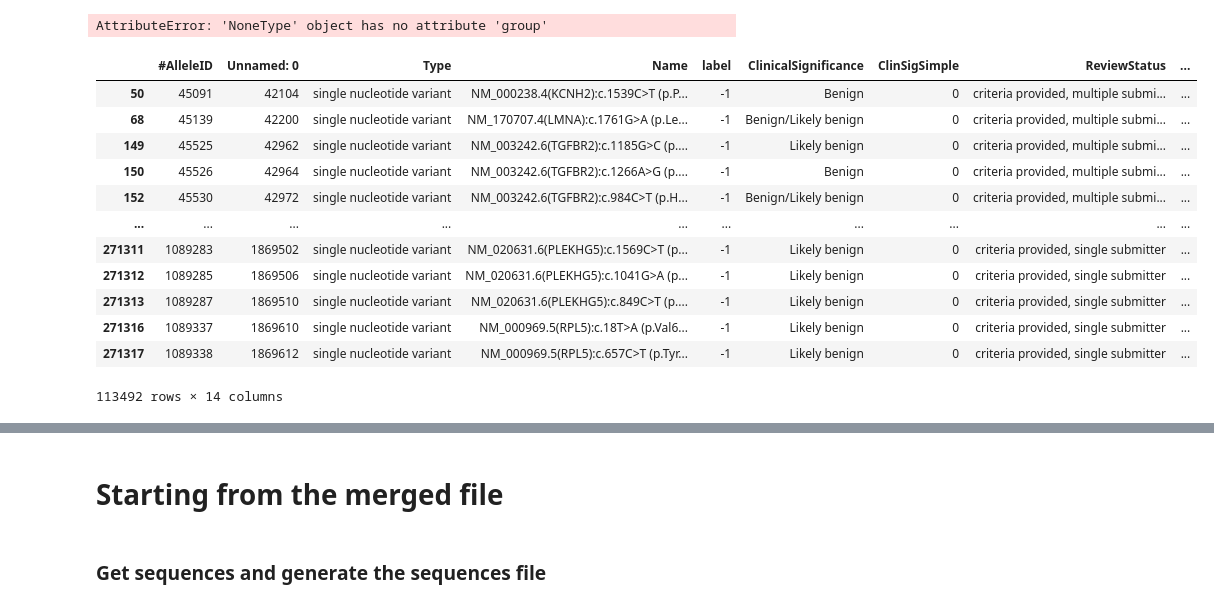
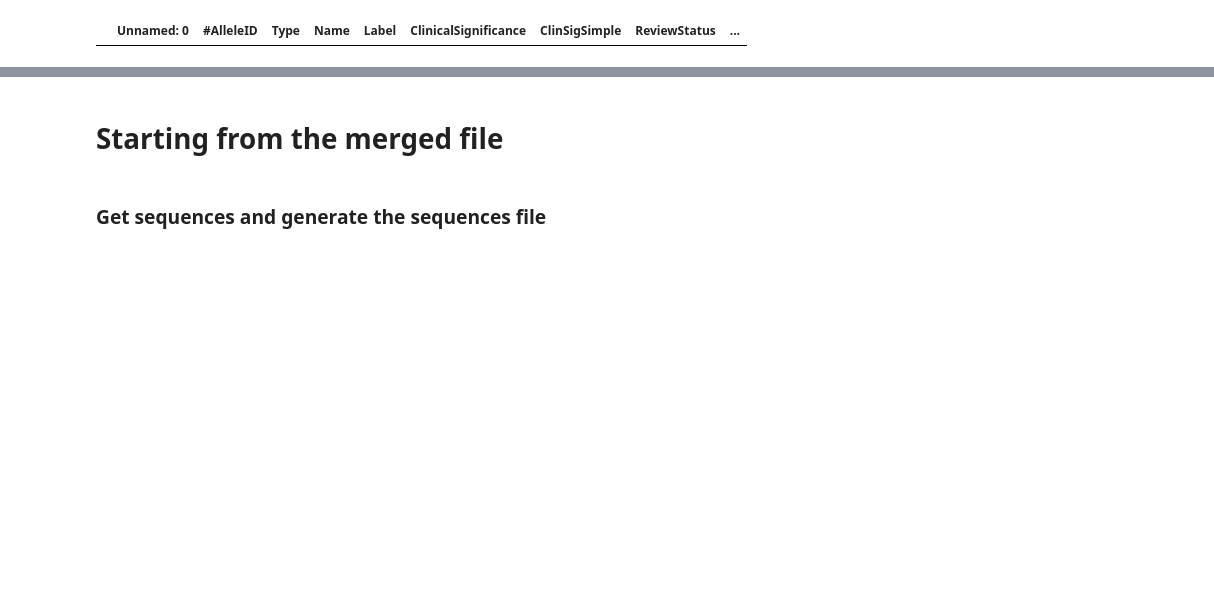
Before and after one commit to zshuyinggg/ppi_mutation, a Jupyter notebook: notebooks/clinvar.ipynb, the cells around one changed output, grey strips where cells are left out. Saved outputs shown, nothing was run; the diff lists cells and outputs as text; code cells hidden in the pictures; blank space fills up the shorter version.

Commit message:
processed 2022 and 2023 clinvar files

```diff
--- a/notebooks/clinvar.ipynb
+++ b/notebooks/clinvar.ipynb
@@ -15,5 +9,4 @@ Error:
 # %%
 import pandas as pd
-df=pd.read_csv('/home/grads/z/zshuying/Documents/shuying/ppi_mutation/scripts/merged_2023_2_26.csv')
-df.head()
-df.Type.value_counts()
+df_22=pd.read_csv('/home/grads/z/zshuying/Documents/shuying/ppi_mutation/data/clinvar/mutant_seq_2022_2.csv')
+df_23=pd.read_csv('/home/grads/z/zshuying/Documents/shuying/ppi_mutation/data/clinvar/mutant_seq_2023_2.csv')
@@ -36,4 +12,0 @@ obj=re.match(r'([a-zA-Z]+)([0-9]+)(=)','Phe513_Gly514=)')
-# %%
-obj.group(0)
-# %% [output]
-AttributeError: 'NoneType' object has no attribute 'group'
@@ -40,16 +16,4 @@ AttributeError: 'NoneType' object has no attribute 'group'
 # %%
-df[df.Name.apply(lambda x: '=' in x)]
+df_22[df_22['Seq'].apply(lambda x: x is None)]
 # %% [output]
-|  | #AlleleID | Unnamed: 0 | Type | Name | label | ClinicalSignificance | ClinSigSimple | ReviewStatus | ... |
-| 50 | 45091 | 42104 | single nucleotide variant | NM_000238.4(KCNH2):c.1539C>T (p.P... | -1 | Benign | 0 | criteria provided, multiple submi... | ... |
-| 68 | 45139 | 42200 | single nucleotide variant | NM_170707.4(LMNA):c.1761G>A (p.Le... | -1 | Benign/Likely benign | 0 | criteria provided, multiple submi... | ... |
-| 149 | 45525 | 42962 | single nucleotide variant | NM_003242.6(TGFBR2):c.1185G>C (p.... | -1 | Likely benign | 0 | criteria provided, multiple submi... | ... |
-| 150 | 45526 | 42964 | single nucleotide variant | NM_003242.6(TGFBR2):c.1266A>G (p.... | -1 | Benign | 0 | criteria provided, multiple submi... | ... |
-| 152 | 45530 | 42972 | single nucleotide variant | NM_003242.6(TGFBR2):c.984C>T (p.H... | -1 | Benign/Likely benign | 0 | criteria provided, multiple submi... | ... |
-| ... | ... | ... | ... | ... | ... | ... | ... | ... | ... |
-| 271311 | 1089283 | 1869502 | single nucleotide variant | NM_020631.6(PLEKHG5):c.1569C>T (p... | -1 | Likely benign | 0 | criteria provided, single submitter | ... |
-| 271312 | 1089285 | 1869506 | single nucleotide variant | NM_020631.6(PLEKHG5):c.1041G>A (p... | -1 | Likely benign | 0 | criteria provided, single submitter | ... |
-| 271313 | 1089287 | 1869510 | single nucleotide variant | NM_020631.6(PLEKHG5):c.849C>T (p.... | -1 | Likely benign | 0 | criteria provided, single submitter | ... |
-| 271316 | 1089337 | 1869610 | single nucleotide variant | NM_000969.5(RPL5):c.18T>A (p.Val6... | -1 | Likely benign | 0 | criteria provided, single submitter | ... |
-| 271317 | 1089338 | 1869612 | single nucleotide variant | NM_000969.5(RPL5):c.657C>T (p.Tyr... | -1 | Likely benign | 0 | criteria provided, single submitter | ... |
+|  | Unnamed: 0 | #AlleleID | Type | Name | Label | ClinicalSignificance | ClinSigSimple | ReviewStatus | ... |
-113492 rows × 14 columns
```
Also changed, not shown: parts of 11 cells of this notebook, 5 other files.
